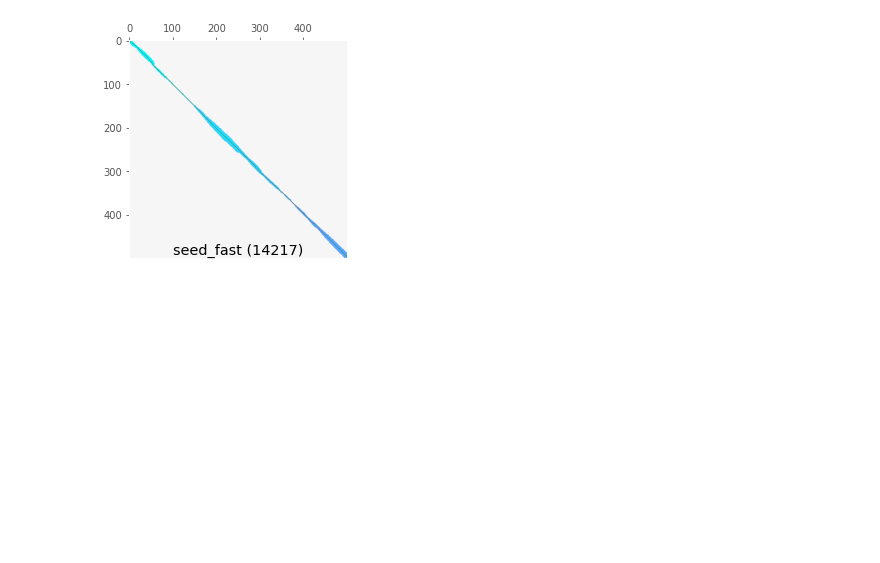
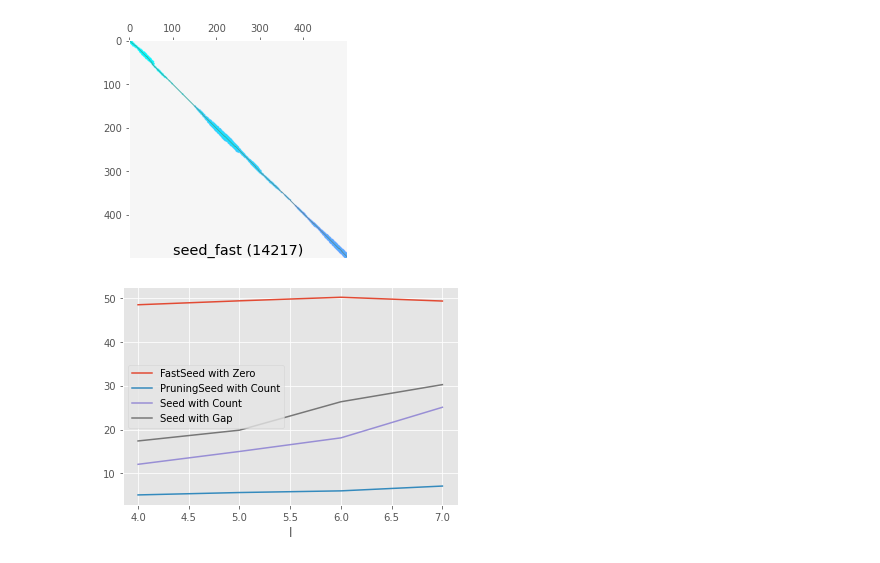
Before and after one commit to RagnarGrootKoerkamp/astar-pairwise-aligner, a Jupyter notebook: evals/visualize-explored.ipynb, the cells around one changed output. Cells and saved outputs as stored; diff of their text form; code cells hidden in the pictures; blank space fills up the shorter version.

Commit message:
plot csv

```diff
--- a/evals/visualize-explored.ipynb
+++ b/evals/visualize-explored.ipynb
@@ -64,3 +65,23 @@ for f in files:
 # %% [output]
 [figure]
 [figure]
+# %%
+def plot_l():
+    f = 'stats/table.csv'
+    t = pd.read_csv(f, delimiter=',', dtype=None)
+    t['algo'] = t.name + ' with ' + t.distance_function
+    t['band'] = t.explored / t.len_a
+    subt = t.loc[(t.error_rate == 0.1)]
+    #display(subt)
+
+    fig, ax = plt.subplots()
+
+    for key, grp in subt.groupby(['algo']):
+        ax = grp.plot(ax=ax, kind='line', x='l', y='band', label=key)
+
+    plt.legend(loc='best')
+    plt.show()
+
+plot_l()
+# %% [output]
+[figure, added]
```
Also changed, not shown: parts of 2 cells of this notebook.
